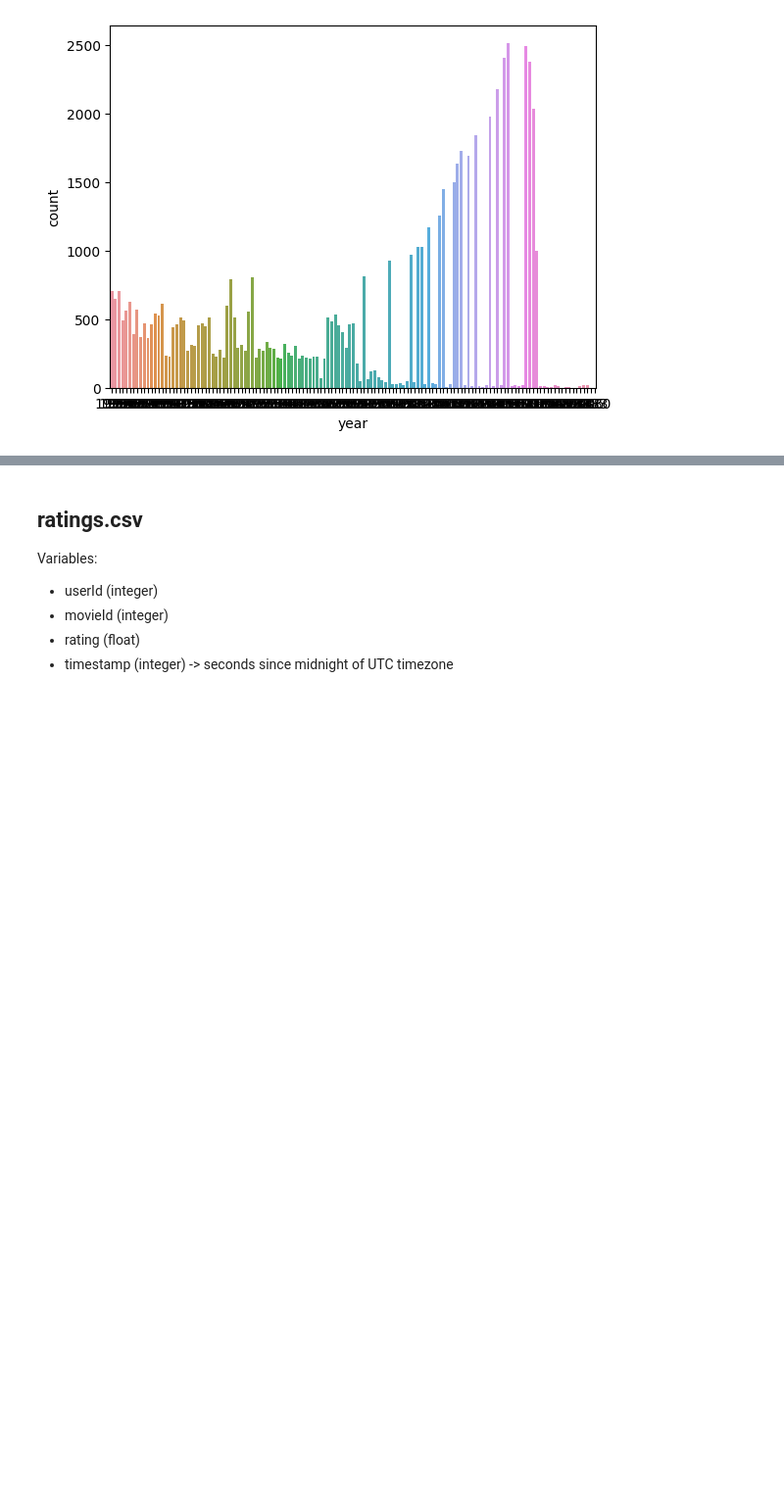
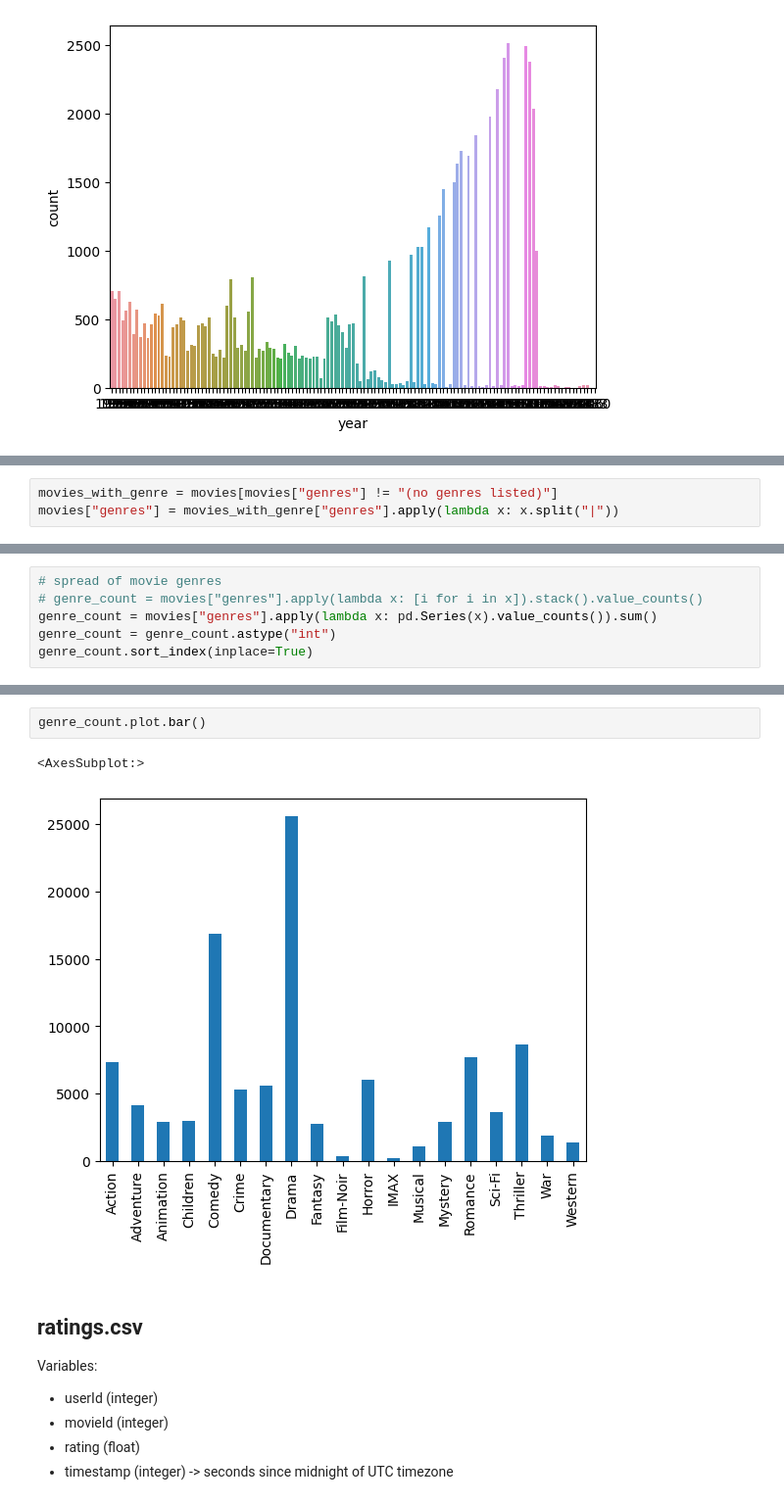
Before and after one commit to renachongpq/stor565_proj, a Jupyter notebook: movielens_data.ipynb, the cells around one changed output, grey strips where cells are left out. Shown at 98% size. Drawn from its saved outputs; the diff is of its cells as text; blank space fills up the shorter version.

Commit message:
update to add exploration on movie genre

```diff
--- a/movielens_data.ipynb
+++ b/movielens_data.ipynb
@@ -145,0 +131,3 @@ There are 5062 movies with no genres listed
+# %%
+movies_with_genre = movies[movies["genres"] != "(no genres listed)"]
+movies["genres"] = movies_with_genre["genres"].apply(lambda x: x.split("|"))
@@ -145,0 +170,6 @@ There are 5062 movies with no genres listed
+# %%
+# spread of movie genres
+# genre_count = movies["genres"].apply(lambda x: [i for i in x]).stack().value_counts()
+genre_count = movies["genres"].apply(lambda x: pd.Series(x).value_counts()).sum()
+genre_count = genre_count.astype("int")
+genre_count.sort_index(inplace=True)
@@ -146,3 +199,8 @@ There are 5062 movies with no genres listed
+# %%
+genre_count.plot.bar()
+# %% [output]
+<AxesSubplot:>
+[figure, added]
 # %% [markdown]
 ## ratings.csv
 Variables:
```
Also changed, not shown: parts of 13 cells of this notebook.
